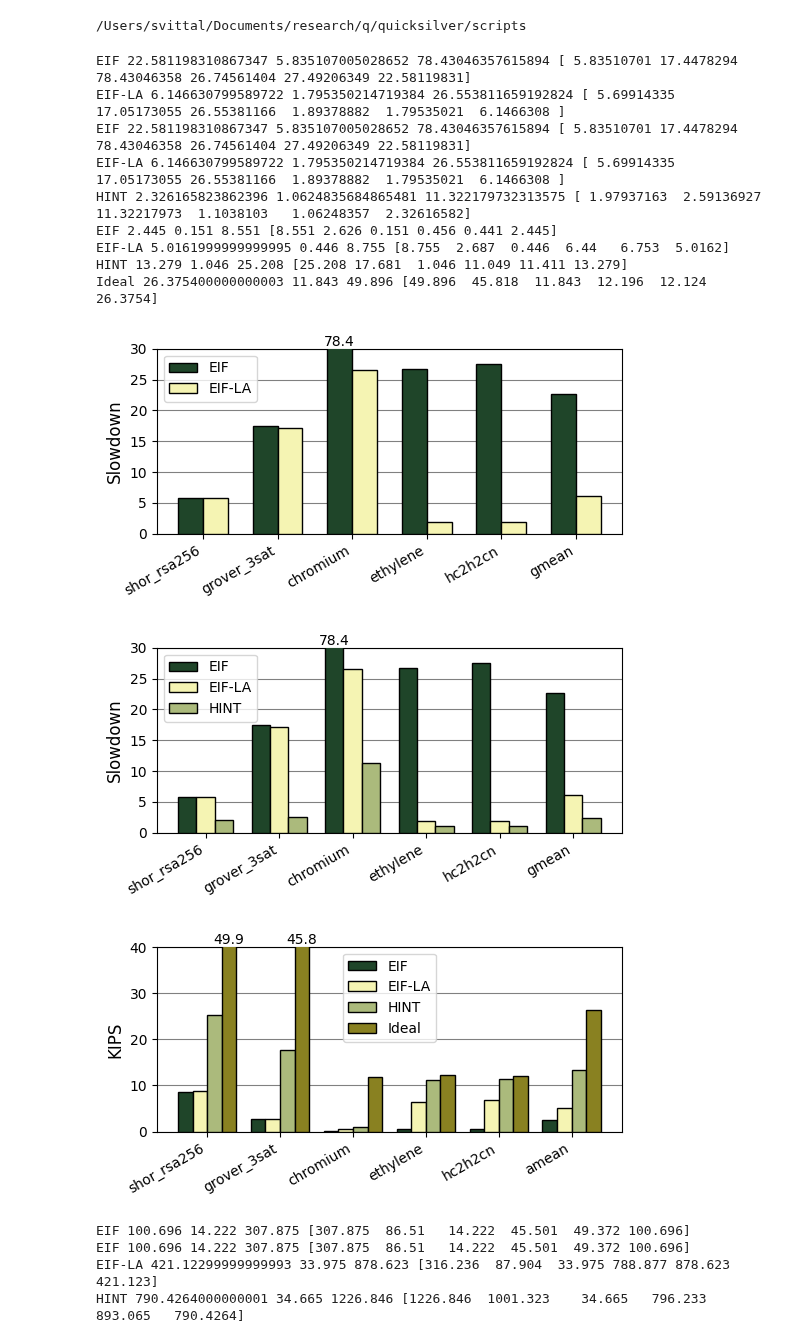
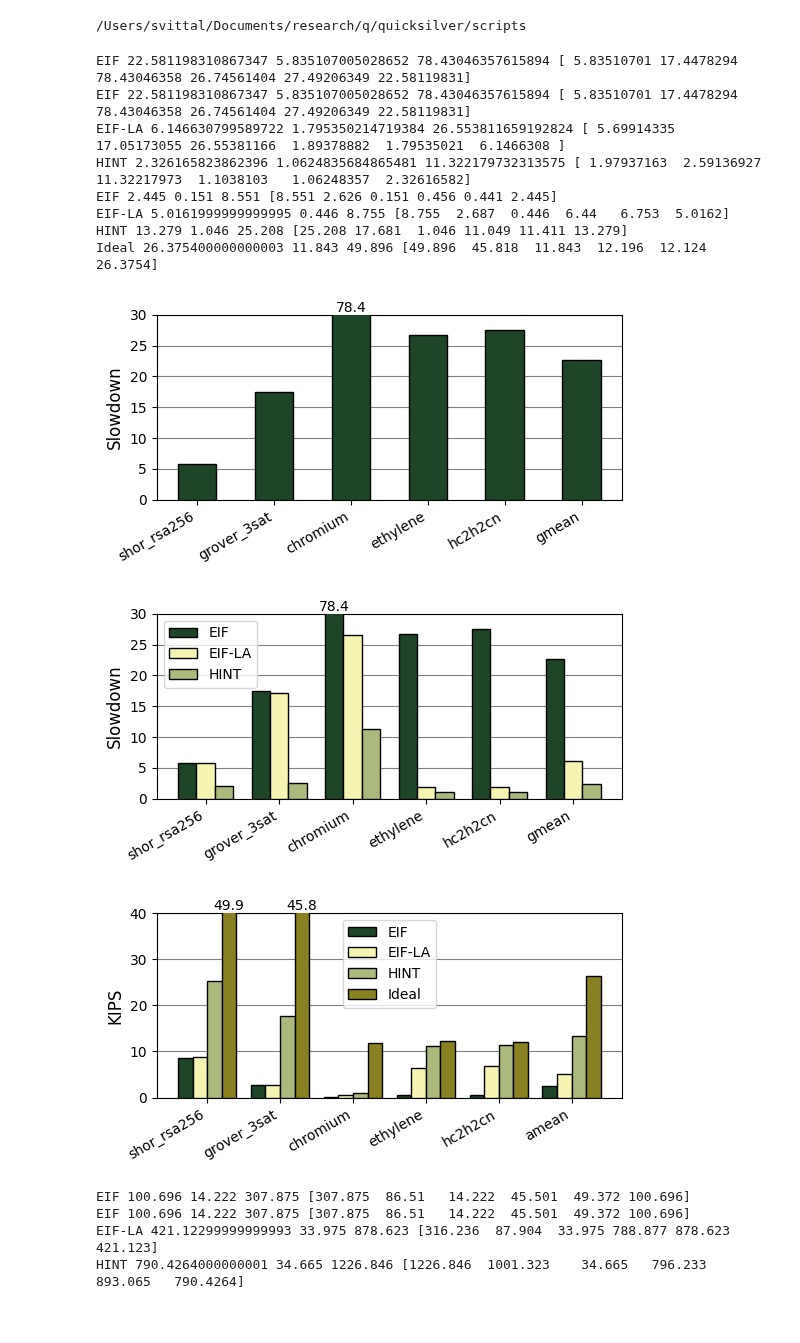
Before and after one commit to suhaskvittal/quicksilver, a Jupyter notebook: scripts/plotting.ipynb, the cells around one changed output. Cells and saved outputs as stored; diff of their text form; code cells hidden in the pictures.

```diff
--- a/scripts/plotting.ipynb
+++ b/scripts/plotting.ipynb
@@ -166,7 +166,7 @@ hint = aggregate_stats_by_policy(f'{STATS_FOLDER}/simulation_results/hint_a12')
 fig, ax = plt.subplots()
 fig.set_size_inches(6.0,2.4)
 plot_stat(ax, BENCHMARKS, TICKS,
-              ['baseline', 'EIF', 'EIF-LA'], [baseline,eif,eif_la], ['', C1, C2],  # legend, configs, colors
+              ['baseline', 'EIF'], [baseline,eif], ['', C1],  # legend, configs, colors
               'CLIENT 0/KIPS', # stat_key
               'Slowdown',
               ylim=[0,30],
@@ -184,35 +184,34 @@ plot_stat(ax, BENCHMARKS, TICKS,
               'CLIENT 0/KIPS', # stat_key
               'Slowdown',
               ylim=[0,30],
               normalize_results_to_policy='baseline',
               mean_type='gmean',
               inverted_normalization=True)
 plt.savefig(f'{PLOT_FOLDER}/v{VERSION}_hint_slowdown.pdf', bbox_inches='tight')
 
 
 # raw instruction throughput plot
 fig, ax = plt.subplots()
 fig.set_size_inches(6.0,2.4)
 plot_stat(ax, BENCHMARKS, TICKS,
               ['EIF', 'EIF-LA', 'HINT', 'Ideal'], [eif,eif_la,hint,baseline], [C1, C2, C3, C4],  # legend, configs, colors
               'CLIENT 0/KIPS', # stat_key
               'KIPS',
               ylim=[0,40],
      #         normalize_results_to_policy='baseline',
               mean_type='amean',
               inverted_normalization=True)
 plt.savefig(f'{PLOT_FOLDER}/v{VERSION}_hint_slowdown_raw.pdf', bbox_inches='tight')
 # %% [output]
 EIF 22.581198310867347 5.835107005028652 78.43046357615894 [ 5.83510701 17.4478294  78.43046358 26.74561404 27.49206349 22.58119831]
-EIF-LA 6.146630799589722 1.795350214719384 26.553811659192824 [ 5.69914335 17.05173055 26.55381166  1.89378882  1.79535021  6.1466308 ]
 EIF 22.581198310867347 5.835107005028652 78.43046357615894 [ 5.83510701 17.4478294  78.43046358 26.74561404 27.49206349 22.58119831]
 EIF-LA 6.146630799589722 1.795350214719384 26.553811659192824 [ 5.69914335 17.05173055 26.55381166  1.89378882  1.79535021  6.1466308 ]
 HINT 2.326165823862396 1.0624835684865481 11.322179732313575 [ 1.97937163  2.59136927 11.32217973  1.1038103   1.06248357  2.32616582]
 EIF 2.445 0.151 8.551 [8.551 2.626 0.151 0.456 0.441 2.445]
 EIF-LA 5.0161999999999995 0.446 8.755 [8.755  2.687  0.446  6.44   6.753  5.0162]
 HINT 13.279 1.046 25.208 [25.208 17.681  1.046 11.049 11.411 13.279]
 Ideal 26.375400000000003 11.843 49.896 [49.896  45.818  11.843  12.196  12.124  26.3754]
-[figure, old version]
+[figure, new version]
 [figure]
 [figure]
 # %%
```
Also changed, not shown: parts of 1 cell of this notebook, 4 other files.
